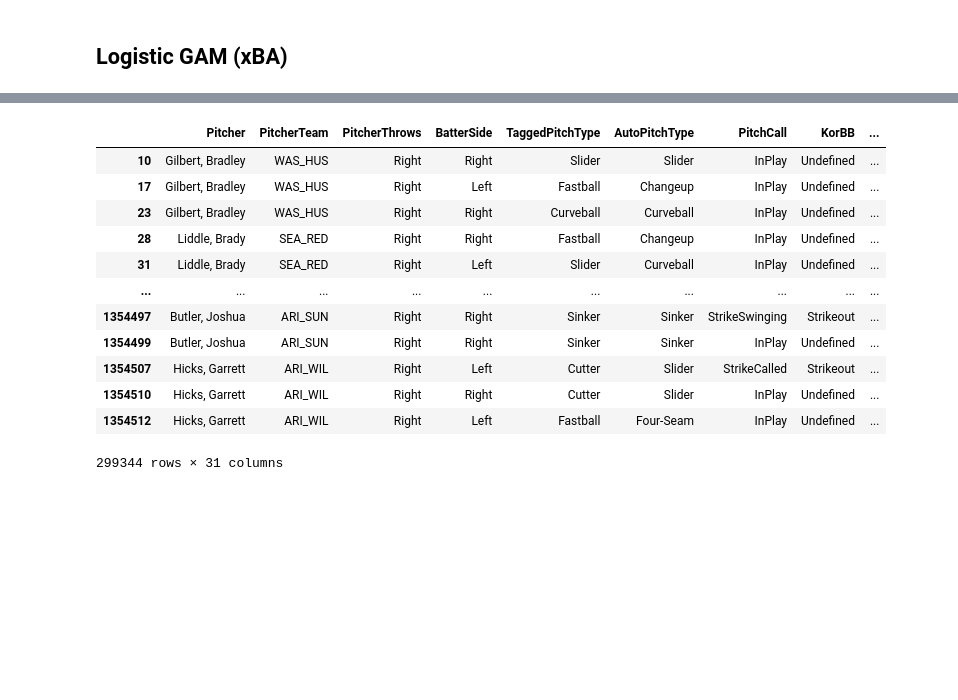
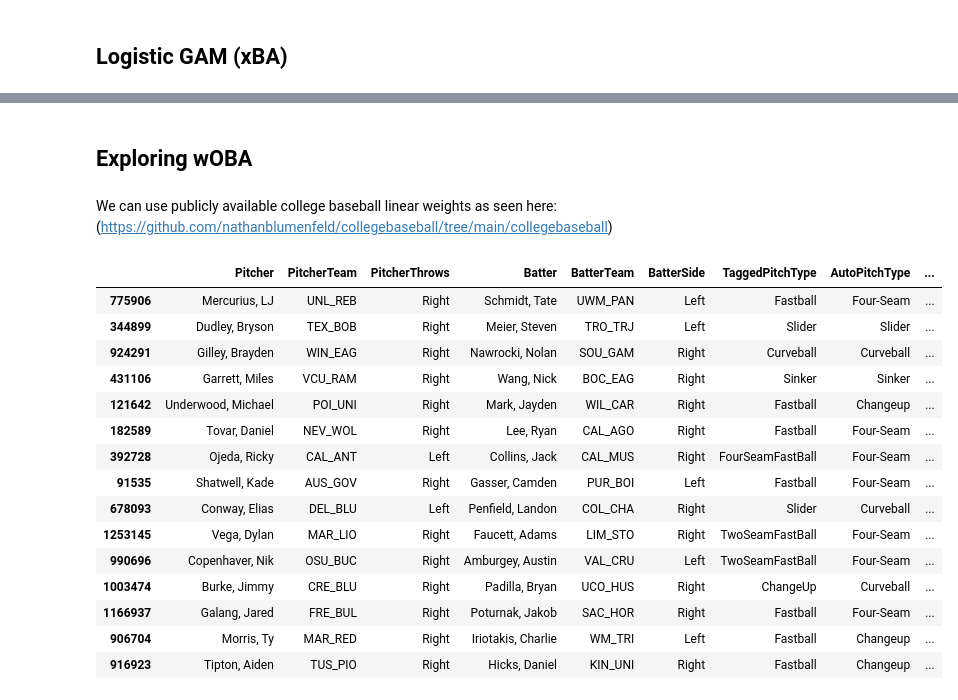
Before and after one commit to jackkalsched/UCSD_Baseball_25, a Jupyter notebook: Hitting/expected_metrics/expected_metrics.ipynb, the cells around one changed output, grey strips where cells are left out. Drawn from its saved outputs; the diff is of its cells as text; code cells hidden in the pictures; blank space fills up the shorter version.

```diff
--- a/Hitting/expected_metrics/expected_metrics.ipynb
+++ b/Hitting/expected_metrics/expected_metrics.ipynb
@@ -61,5 +47,5 @@ master_trackman[master_trackman['KorBB'] == 'Strikeout']
 # %%
-necessary_data = master_trackman[['Pitcher', 'PitcherTeam','PitcherThrows', 'BatterSide', 'TaggedPitchType', 'AutoPitchType', 'PitchCall', 'KorBB', 'TaggedHitType', 'PlayResult', 'OutsOnPlay', 'RunsScored', 'RelSpeed', 'SpinRate', 'Tilt', 'RelHeight', 'RelSide', 'Extension', 'InducedVertBreak', 'HorzBreak', 'PlateLocHeight', 'PlateLocSide', 'ExitSpeed', 'Angle', 'Direction', 'Distance', 'Bearing', 'HangTime', 'PitchUID']]
+necessary_data = master_trackman[['Pitcher', 'PitcherTeam','PitcherThrows', 'Batter', 'BatterTeam', 'BatterSide', 'TaggedPitchType', 'AutoPitchType', 'PitchCall', 'KorBB', 'TaggedHitType', 'PlayResult', 'OutsOnPlay', 'RunsScored', 'RelSpeed', 'SpinRate', 'Tilt', 'RelHeight', 'RelSide', 'Extension', 'InducedVertBreak', 'HorzBreak', 'PlateLocHeight', 'PlateLocSide', 'ExitSpeed', 'Angle', 'Direction', 'Distance', 'Bearing', 'HangTime', 'PitchUID']]
 necessary_data = necessary_data.dropna(subset = ['PitchCall', 'PlayResult'])
 necessary_data
 # %% [output]
@@ -117,7 +145,7 @@ y = necessary_data[target_col].values
 # %% [markdown]
 ## Logistic GAM (xBA)
 # %%
-from pygam import LogisticGAM, s
+from pygam import LogisticGAM, s, LinearGAM
 from sklearn.metrics import log_loss, roc_auc_score, brier_score_loss
 from sklearn.model_selection import train_test_split
 import numpy as np
@@ -128,13 +156,13 @@ X_train, X_test, y_train, y_test = train_test_split(
 )
 
 # define GAM
-gam = LogisticGAM(s(0) + s(1) + s(2), fit_intercept=True, max_iter=100)
+xba_gam = LogisticGAM(s(0) + s(1) + s(2), fit_intercept=True, max_iter=100)
 
 # use pygam’s internal k-fold CV to select smoothing
-gam.gridsearch(X_train, y_train, progress=False)
+xba_gam.gridsearch(X_train, y_train, progress=False)
 
 # evaluate on test set
-y_pred_proba = gam.predict_mu(X_test)
+y_pred_proba = xba_gam.predict_mu(X_test)
 
 test_logloss = log_loss(y_test, y_pred_proba)
 test_auc = roc_auc_score(y_test, y_pred_proba)
@@ -149,0 +180,29 @@ Test Brier score: 0.12528665041924647
+# %%
+from sklearn.metrics import mean_squared_error, r2_score, mean_absolute_error
+
+## setting target column to be total bases
+target_col = ['Bases']
+y = necessary_data[target_col].values
+
+X_train, X_test, y_train, y_test = train_test_split(
+    X, y, test_size=0.2, random_state=42, stratify=y
+)
+
+# running model for xSLG
+xslg_gam = LinearGAM(s(0) + s(1) + s(2), fit_intercept=True, max_iter=100)
+
+# use pygam’s internal k-fold CV to select smoothing
+xslg_gam.gridsearch(X_train, y_train, progress=False)
+
+# evaluate on test set
+y_pred = xslg_gam.predict(X_test)
+
+mse = mean_squared_error(y_test, y_pred)
+rmse = np.sqrt(mse)
+mae = mean_absolute_error(y_test, y_pred)
+r2 = r2_score(y_test, y_pred)
+
+print("xSLG Model Performance on Test Set")
+print(f"RMSE: {rmse:.3f}")
+print(f"MAE:  {mae:.3f}")
+print(f"R²:   {r2:.3f}")
@@ -150,5 +214,6 @@ Test Brier score: 0.12528665041924647
 # %%
-necessary_data['xBA'] = gam.predict_mu(X).round(3)
+necessary_data['xBA'] = xba_gam.predict_mu(X).round(3)
+necessary_data['xSLG'] = xslg_gam.predict(X).round(3)
 # %% [output]
 A value is trying to be set on a copy of a slice from a DataFrame.
 Try using .loc[row_indexer,col_indexer] = value instead
@@ -157,0 +294,4 @@ See the caveats in the documentation: https://pandas.pydata.org/pandas-docs/stab
+# %% [markdown]
+## Exploring wOBA
+# %% [markdown]
+We can use publicly available college baseball linear weights as seen here: (https://github.com/nathanblumenfeld/collegebaseball/tree/main/collegebaseball)
@@ -158,16 +311,19 @@ See the caveats in the documentation: https://pandas.pydata.org/pandas-docs/stab
 # %%
-necessary_data
+necessary_data.sample(15)
 # %% [output]
-|  | Pitcher | PitcherTeam | PitcherThrows | BatterSide | TaggedPitchType | AutoPitchType | PitchCall | KorBB | ... |
-| 10 | Gilbert, Bradley | WAS_HUS | Right | Right | Slider | Slider | InPlay | Undefined | ... |
-| 17 | Gilbert, Bradley | WAS_HUS | Right | Left | Fastball | Changeup | InPlay | Undefined | ... |
-| 23 | Gilbert, Bradley | WAS_HUS | Right | Right | Curveball | Curveball | InPlay | Undefined | ... |
-| 28 | Liddle, Brady | SEA_RED | Right | Right | Fastball | Changeup | InPlay | Undefined | ... |
-| 31 | Liddle, Brady | SEA_RED | Right | Left | Slider | Curveball | InPlay | Undefined | ... |
-| ... | ... | ... | ... | ... | ... | ... | ... | ... | ... |
-| 1354497 | Butler, Joshua | ARI_SUN | Right | Right | Sinker | Sinker | StrikeSwinging | Strikeout | ... |
-| 1354499 | Butler, Joshua | ARI_SUN | Right | Right | Sinker | Sinker | InPlay | Undefined | ... |
-| 1354507 | Hicks, Garrett | ARI_WIL | Right | Left | Cutter | Slider | StrikeCalled | Strikeout | ... |
-| 1354510 | Hicks, Garrett | ARI_WIL | Right | Right | Cutter | Slider | InPlay | Undefined | ... |
-| 1354512 | Hicks, Garrett | ARI_WIL | Right | Left | Fastball | Four-Seam | InPlay | Undefined | ... |
+|  | Pitcher | PitcherTeam | PitcherThrows | Batter | BatterTeam | BatterSide | TaggedPitchType | AutoPitchType | ... |
+| 775906 | Mercurius, LJ | UNL_REB | Right | Schmidt, Tate | UWM_PAN | Left | Fastball | Four-Seam | ... |
+| 344899 | Dudley, Bryson | TEX_BOB | Right | Meier, Steven | TRO_TRJ | Left | Slider | Slider | ... |
+| 924291 | Gilley, Brayden | WIN_EAG | Right | Nawrocki, Nolan | SOU_GAM | Right | Curveball | Curveball | ... |
+| 431106 | Garrett, Miles | VCU_RAM | Right | Wang, Nick | BOC_EAG | Right | Sinker | Sinker | ... |
+| 121642 | Underwood, Michael | POI_UNI | Right | Mark, Jayden | WIL_CAR | Right | Fastball | Changeup | ... |
+| 182589 | Tovar, Daniel | NEV_WOL | Right | Lee, Ryan | CAL_AGO | Right | Fastball | Four-Seam | ... |
+| 392728 | Ojeda, Ricky | CAL_ANT | Left | Collins, Jack | CAL_MUS | Right | FourSeamFastBall | Four-Seam | ... |
+| 91535 | Shatwell, Kade | AUS_GOV | Right | Gasser, Camden | PUR_BOI | Left | Fastball | Four-Seam | ... |
+| 678093 | Conway, Elias | DEL_BLU | Left | Penfield, Landon | COL_CHA | Right | Slider | Curveball | ... |
+| 1253145 | Vega, Dylan | MAR_LIO | Right | Faucett, Adams | LIM_STO | Right | TwoSeamFastBall | Four-Seam | ... |
+| 990696 | Copenhaver, Nik | OSU_BUC | Right | Amburgey, Austin | VAL_CRU | Left | TwoSeamFastBall | Four-Seam | ... |
+| 1003474 | Burke, Jimmy | CRE_BLU | Right | Padilla, Bryan | UCO_HUS | Right | ChangeUp | Curveball | ... |
+| 1166937 | Galang, Jared | FRE_BUL | Right | Poturnak, Jakob | SAC_HOR | Right | Fastball | Four-Seam | ... |
+| 906704 | Morris, Ty | MAR_RED | Right | Iriotakis, Charlie | WM_TRI | Left | Fastball | Changeup | ... |
+| 916923 | Tipton, Aiden | TUS_PIO | Right | Hicks, Daniel | KIN_UNI | Right | Fastball | Changeup | ... |
-299344 rows × 31 columns
```
Also changed, not shown: parts of 26 cells of this notebook.
